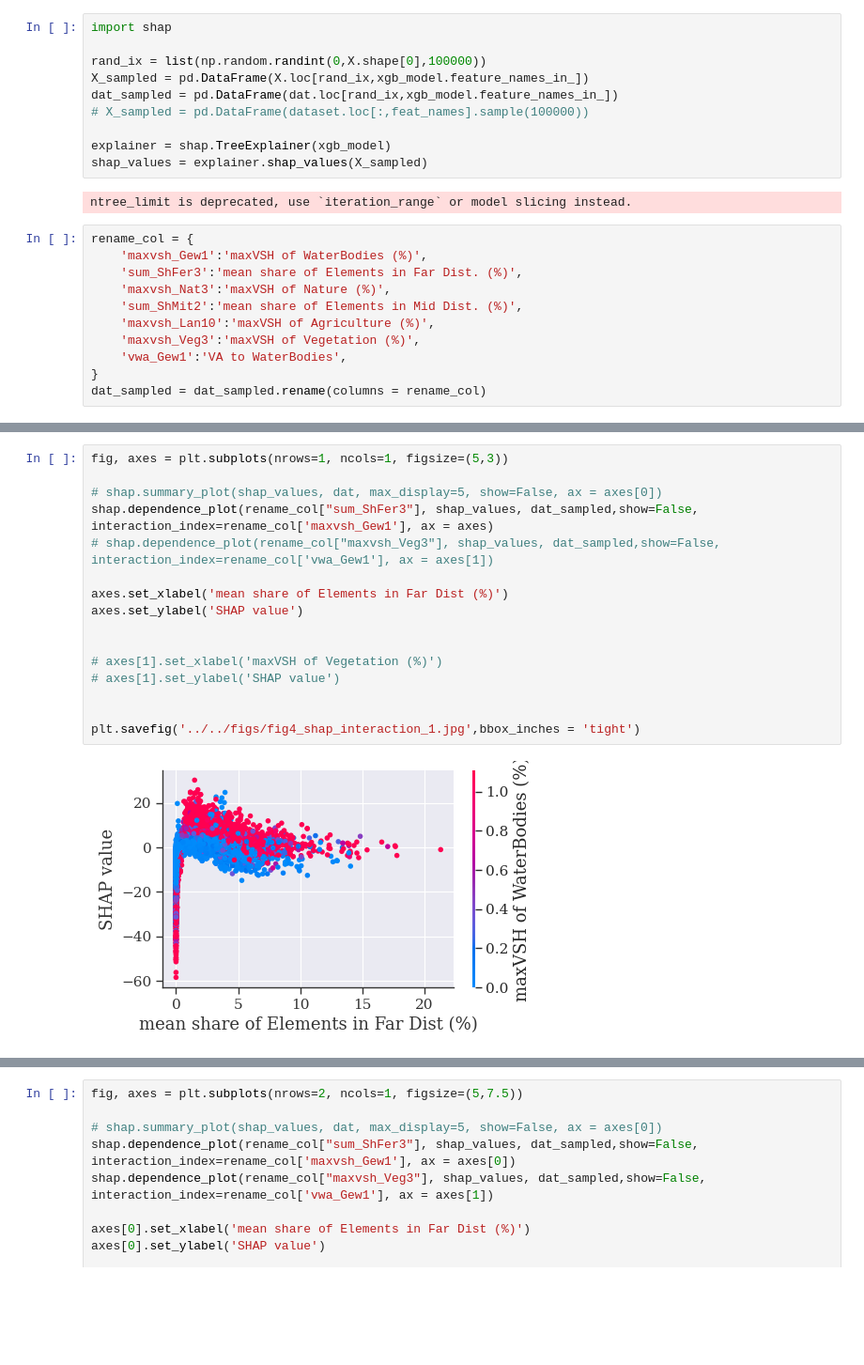
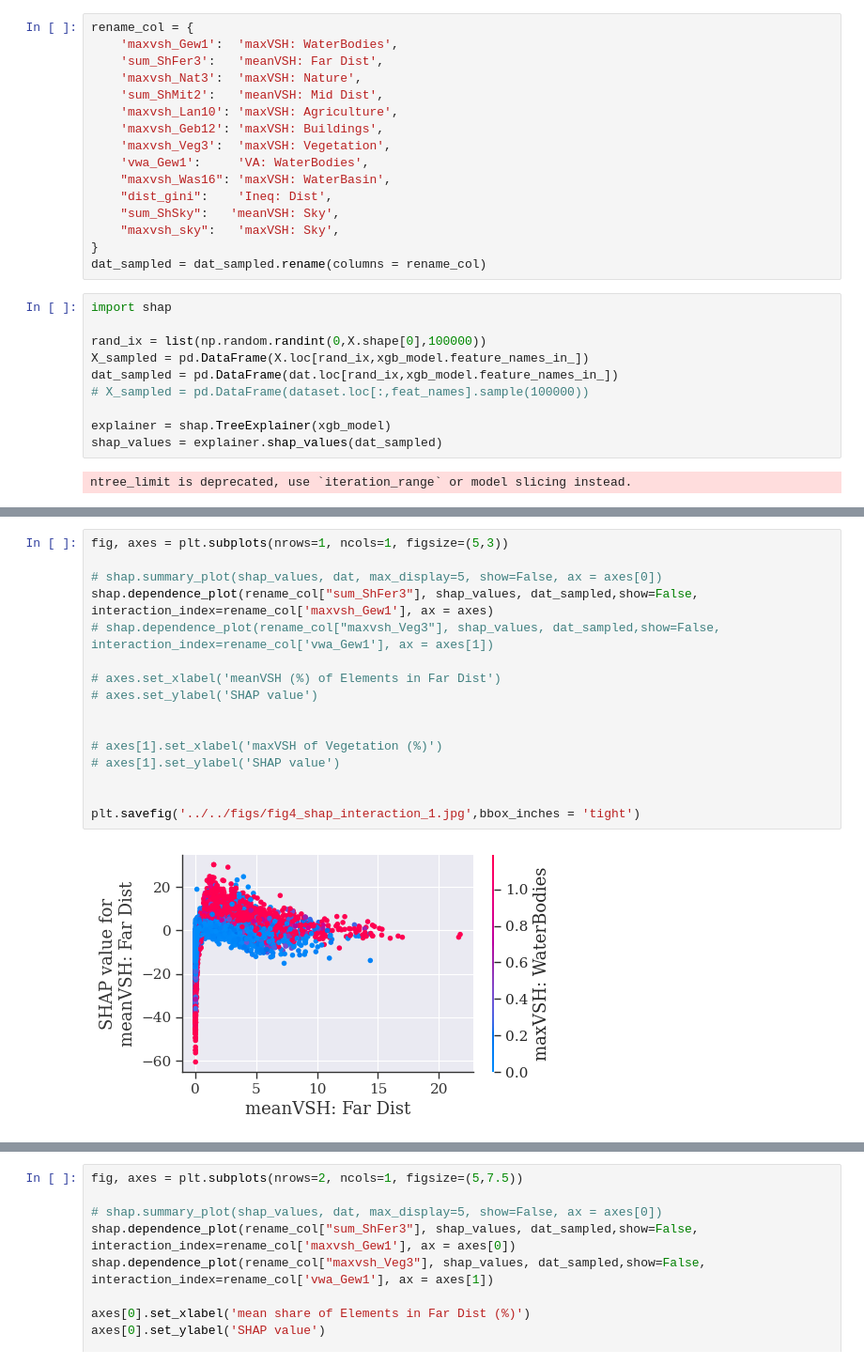
Before and after one commit to AdamSwietek/LUP_VisualCapital, a Jupyter notebook: notebooks/estimating/feature_importance.ipynb, the cells around one changed output, grey strips where cells are left out. Shown at 94% size. Cells and saved outputs as stored; diff of their text form; blank space fills up the shorter version.

Commit message:
fix figures for paper

```diff
--- a/notebooks/estimating/feature_importance.ipynb
+++ b/notebooks/estimating/feature_importance.ipynb
@@ -52,6 +52,22 @@ dat = (dataset.query('Stockwerk < 5')
         ).reset_index()
 X = dat.copy()
 X[model_feats] = scaler_4model.transform(dat[model_feats])
+# %%
+rename_col = {
+    'maxvsh_Gew1':  'maxVSH: WaterBodies',
+    'sum_ShFer3':   'meanVSH: Far Dist',
+    'maxvsh_Nat3':  'maxVSH: Nature',
+    'sum_ShMit2':   'meanVSH: Mid Dist',
+    'maxvsh_Lan10': 'maxVSH: Agriculture',
+    'maxvsh_Geb12': 'maxVSH: Buildings',
+    'maxvsh_Veg3':  'maxVSH: Vegetation',
+    'vwa_Gew1':     'VA: WaterBodies',
+    "maxvsh_Was16": 'maxVSH: WaterBasin',
+    "dist_gini":    'Ineq: Dist',
+    "sum_ShSky":   'meanVSH: Sky',
+    "maxvsh_sky":   'maxVSH: Sky',
+}
+dat_sampled = dat_sampled.rename(columns = rename_col)
 # %%
 import shap
 
@@ -61,17 +77,6 @@ dat_sampled = pd.DataFrame(dat.loc[rand_ix,xgb_model.feature_names_in_])
 # X_sampled = pd.DataFrame(dataset.loc[:,feat_names].sample(100000))
 
 explainer = shap.TreeExplainer(xgb_model)
-shap_values = explainer.shap_values(X_sampled)
+shap_values = explainer.shap_values(dat_sampled)
 # %% [output]
 ntree_limit is deprecated, use `iteration_range` or model slicing instead.
-# %%
-rename_col = {
-    'maxvsh_Gew1':'maxVSH of WaterBodies (%)',
-    'sum_ShFer3':'mean share of Elements in Far Dist. (%)',
-    'maxvsh_Nat3':'maxVSH of Nature (%)',
-    'sum_ShMit2':'mean share of Elements in Mid Dist. (%)',
-    'maxvsh_Lan10':'maxVSH of Agriculture (%)',
-    'maxvsh_Veg3':'maxVSH of Vegetation (%)',
-    'vwa_Gew1':'VA to WaterBodies',
-}
-dat_sampled = dat_sampled.rename(columns = rename_col)
@@ -78,18 +128,18 @@ dat_sampled = dat_sampled.rename(columns = rename_col)
 # %%
 fig, axes = plt.subplots(nrows=1, ncols=1, figsize=(5,3))
 
 # shap.summary_plot(shap_values, dat, max_display=5, show=False, ax = axes[0])
 shap.dependence_plot(rename_col["sum_ShFer3"], shap_values, dat_sampled,show=False, interaction_index=rename_col['maxvsh_Gew1'], ax = axes)
 # shap.dependence_plot(rename_col["maxvsh_Veg3"], shap_values, dat_sampled,show=False, interaction_index=rename_col['vwa_Gew1'], ax = axes[1])
 
-axes.set_xlabel('mean share of Elements in Far Dist (%)')
-axes.set_ylabel('SHAP value')
+# axes.set_xlabel('meanVSH (%) of Elements in Far Dist')
+# axes.set_ylabel('SHAP value')
 
 
 # axes[1].set_xlabel('maxVSH of Vegetation (%)')
 # axes[1].set_ylabel('SHAP value')
 
 
 plt.savefig('../../figs/fig4_shap_interaction_1.jpg',bbox_inches = 'tight')
 # %% [output]
-[figure, old version]
+[figure, new version]
```
Also changed, not shown: parts of 5 cells of this notebook, 23 other files.
